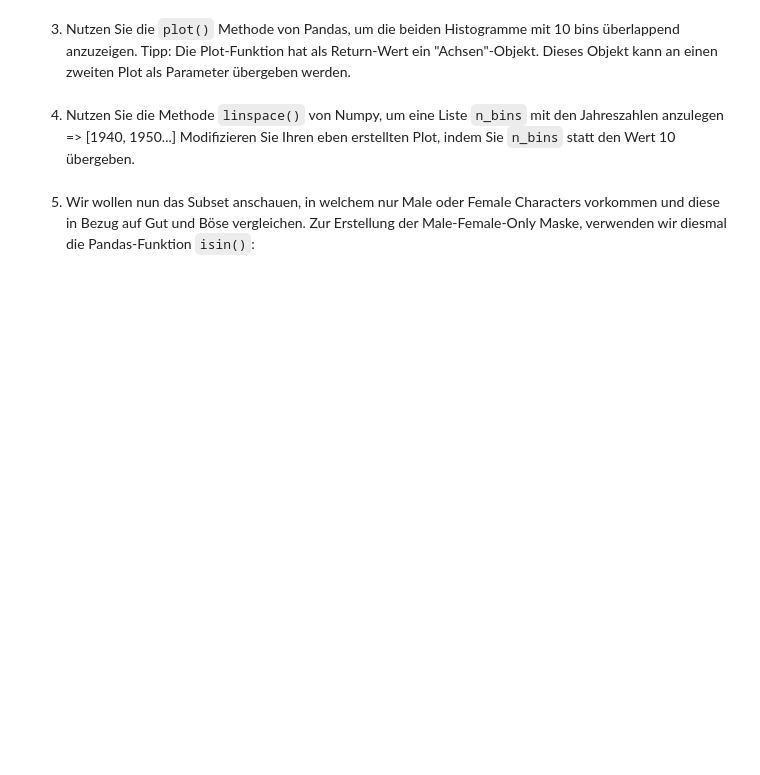
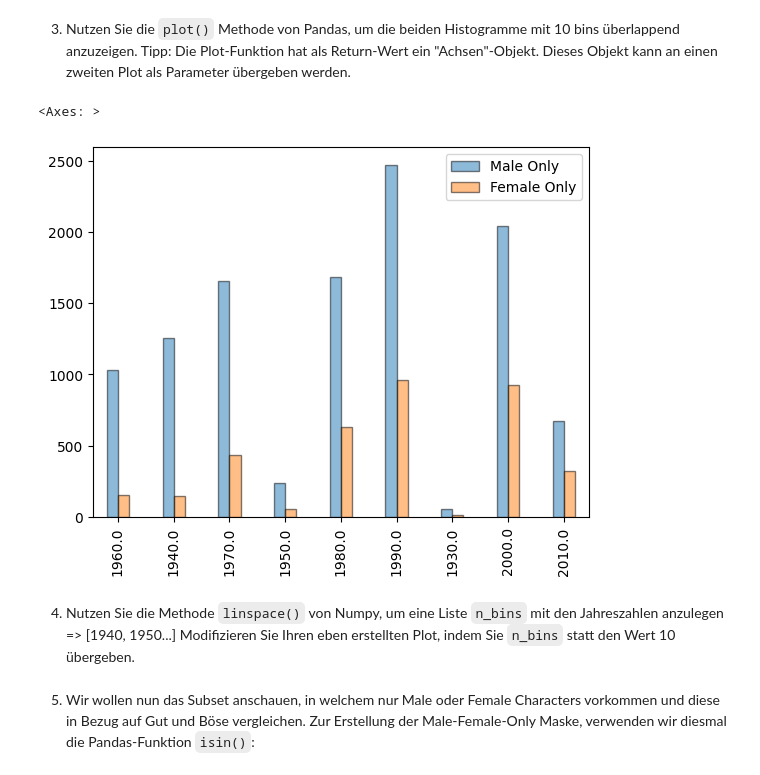
Before and after one commit to abbasrobaei/Sara, a Jupyter notebook: Python/Praktikum_03_Superhero_Analysis_LEER.ipynb, the cells around one changed output. Drawn from its saved outputs; the diff is of its cells as text; code cells hidden in the pictures; blank space fills up the shorter version.

```diff
--- a/Python/Praktikum_03_Superhero_Analysis_LEER.ipynb
+++ b/Python/Praktikum_03_Superhero_Analysis_LEER.ipynb
@@ -322,6 +365,14 @@ IndentationError: expected an indented block after function definition on line 1
 3. Nutzen Sie die `plot()` Methode von Pandas, um die beiden Histogramme mit 10 bins überlappend anzuzeigen. Tipp: Die Plot-Funktion hat als Return-Wert ein "Achsen"-Objekt. Dieses Objekt kann an einen zweiten Plot als Parameter übergeben werden.
 # %%
 # your code here
+
+ax = pd.DataFrame()
+ax["Male Only"] = data_marvel[mask_male]["decade"].value_counts(sort=False)
+ax["Female Only"] = data_marvel[mask_female]["decade"].value_counts(sort=False)
+ax.plot(kind="bar", alpha=0.5, width=0.4, edgecolor="black")
+# %% [output]
+<Axes: >
+[figure, added]
 # %% [markdown]
 4. Nutzen Sie die Methode `linspace()` von Numpy, um eine Liste `n_bins` mit den Jahreszahlen anzulegen => [1940, 1950...]
 Modifizieren Sie Ihren eben erstellten Plot, indem Sie `n_bins` statt den Wert 10 übergeben.
```
Also changed, not shown: parts of 9 cells of this notebook.
